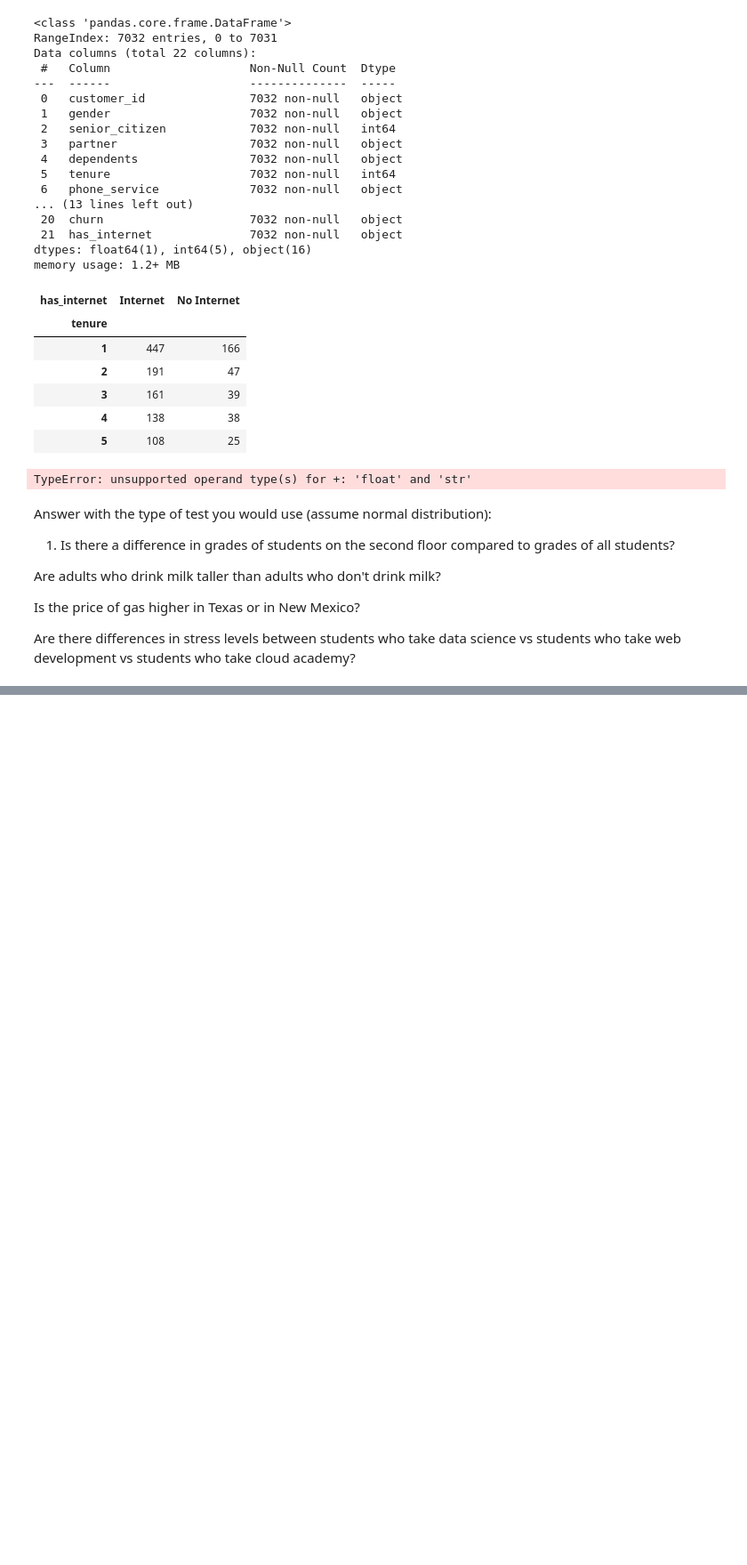
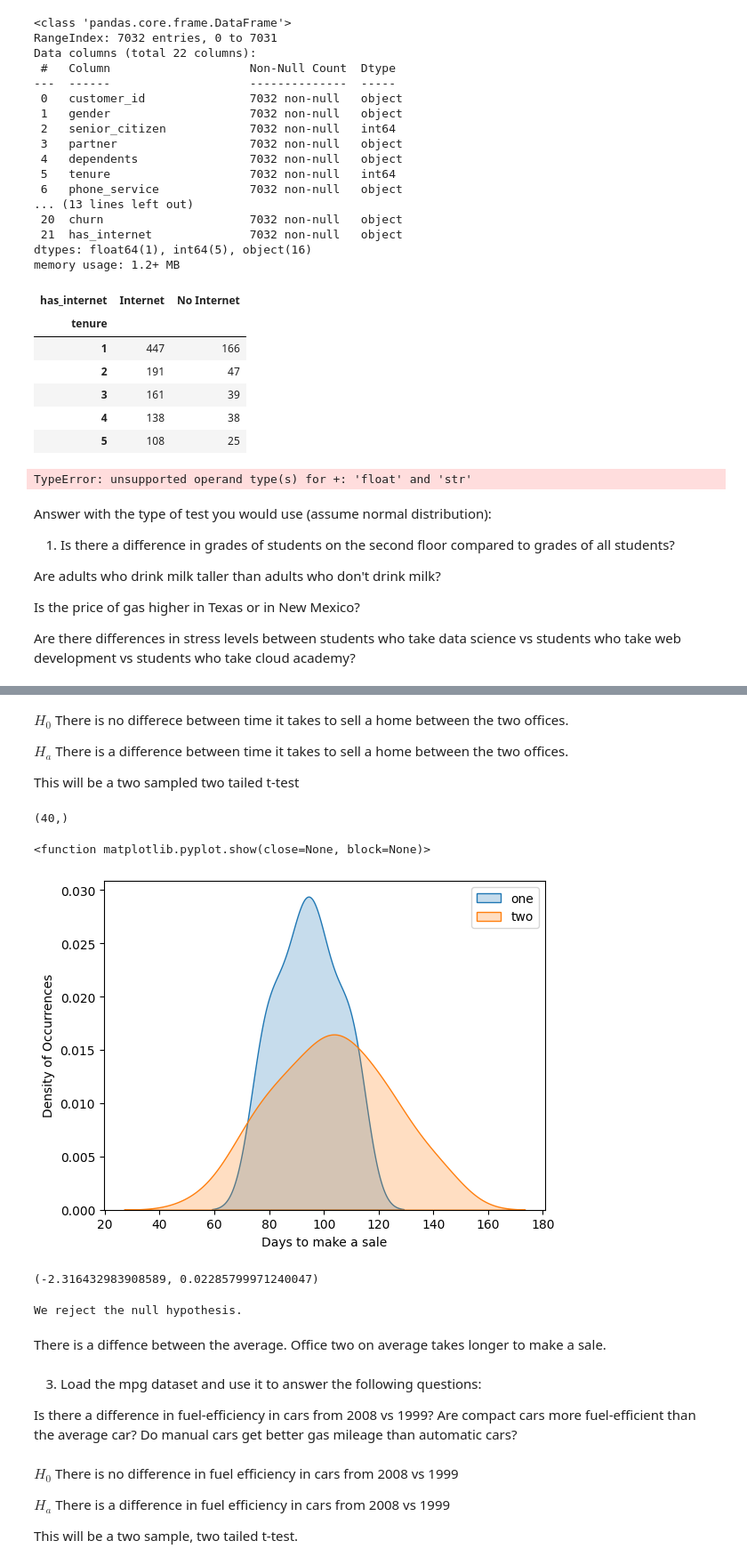
Before and after one commit to eelysee/statistics-exercises, a Jupyter notebook: hypothesis_testing.ipynb, the cells around one changed output, grey strips where cells are left out. Shown at 89% size. Cells and saved outputs as stored; diff of their text form; code cells hidden in the pictures; blank space fills up the shorter version.

```diff
--- a/hypothesis_testing.ipynb
+++ b/hypothesis_testing.ipynb
@@ -345,0 +357,27 @@ Is there a difference in grades of students on the second floor compared to grad
+# %% [markdown]
+$H_0$ There is no differece between time it takes to sell a home between the two offices.
+
+$H_a$ There is a difference between time it takes to sell a home between the two offices.
+
+This will be a two sampled two tailed t-test
+# %%
+office_one = stats.norm(90,15)
+# %%
+office_one_40 = office_one.rvs(40)
+office_one_40
+# %% [output]
+(40,)
+# %%
+office_two = stats.norm(100,20)
+# %%
+office_two_50 = office_two.rvs(50)
+# %%
+sns.kdeplot(data=office_one_40, label='one', fill= True)
+sns.kdeplot(office_two_50, label='two', fill = True)
+plt.ylabel('Density of Occurrences')
+plt.xlabel('Days to make a sale')
+plt.legend()
+plt.show
+# %% [output]
+<function matplotlib.pyplot.show(close=None, block=None)>
+[figure, added]
@@ -345,0 +386,27 @@ Is there a difference in grades of students on the second floor compared to grad
+# %%
+office_t , office_p
+# %% [output]
+(-2.316432983908589, 0.02285799971240047)
+# %%
+a = 0.05
+
+if office_p < a:
+    print('We reject the null hypothesis.')
+else:
+    print('We fail to reject the null hypothesis.')
+# %% [output]
+We reject the null hypothesis.
+# %% [markdown]
+There is a diffence between the average. Office two on average takes longer to make a sale.
+# %% [markdown]
+3. Load the mpg dataset and use it to answer the following questions:
+
+Is there a difference in fuel-efficiency in cars from 2008 vs 1999?
+Are compact cars more fuel-efficient than the average car?
+Do manual cars get better gas mileage than automatic cars?
+# %% [markdown]
+$H_0$ There is no difference in fuel efficiency in cars from 2008 vs 1999
+
+$H_a$ There is a difference in fuel efficiency in cars from 2008 vs 1999
+
+This will be a two sample, two tailed t-test.
```
Also changed, not shown: parts of 21 cells of this notebook, 1 other file.
